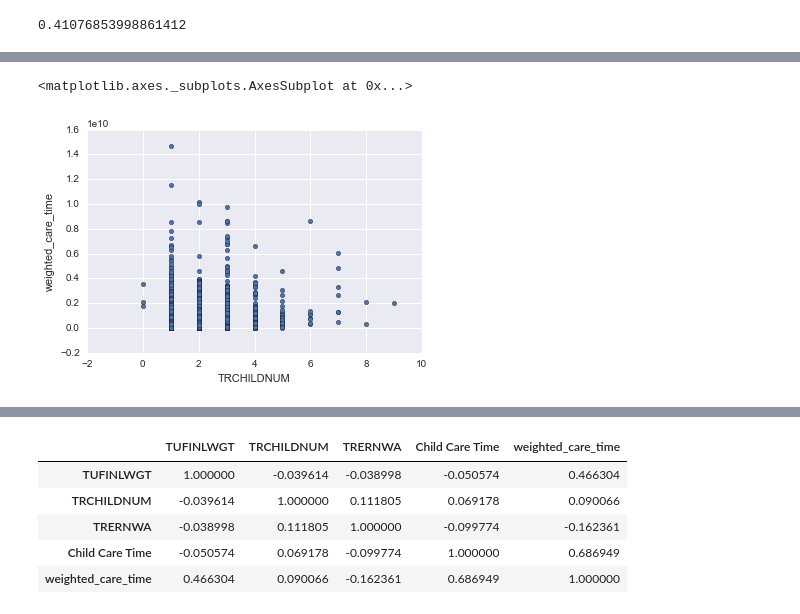
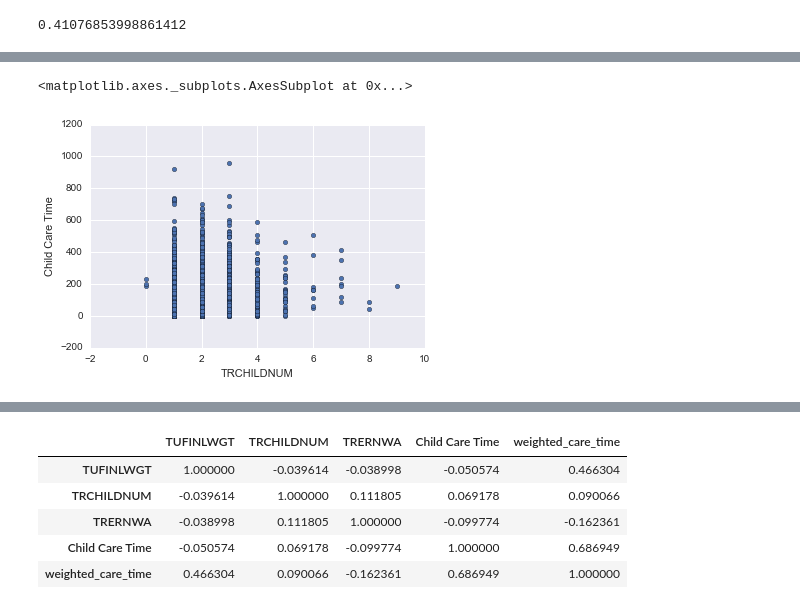
Before and after one commit to gcrowder/atus-analysis, a Jupyter notebook: wasting_time.ipynb, the cells around one changed output, grey strips where cells are left out. Drawn from its saved outputs; the diff is of its cells as text; code cells hidden in the pictures.

```diff
--- a/wasting_time.ipynb
+++ b/wasting_time.ipynb
@@ -173,6 +173,6 @@ child_care_hourly
 # %%
-weighted_child_care.plot(kind='scatter', x='TRCHILDNUM', y='weighted_care_time')
+weighted_child_care.plot(kind='scatter', x='TRCHILDNUM', y='Child Care Time')
 # %% [output]
 <matplotlib.axes._subplots.AxesSubplot at 0x...>
-[figure, old version]
+[figure, new version]
 # %%
```
Also changed, not shown: parts of 6 cells of this notebook, 1 other file.
